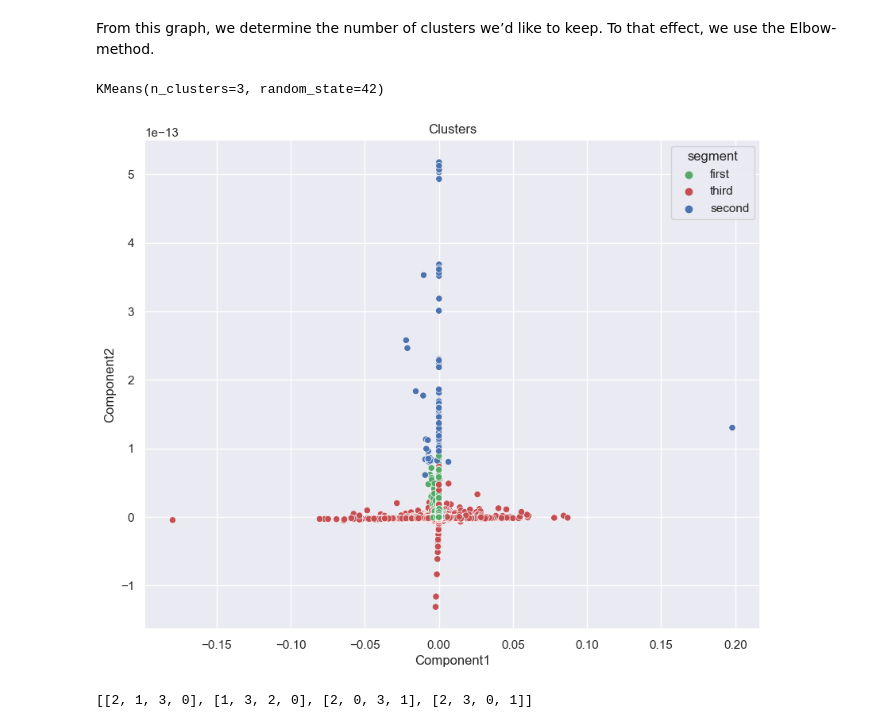
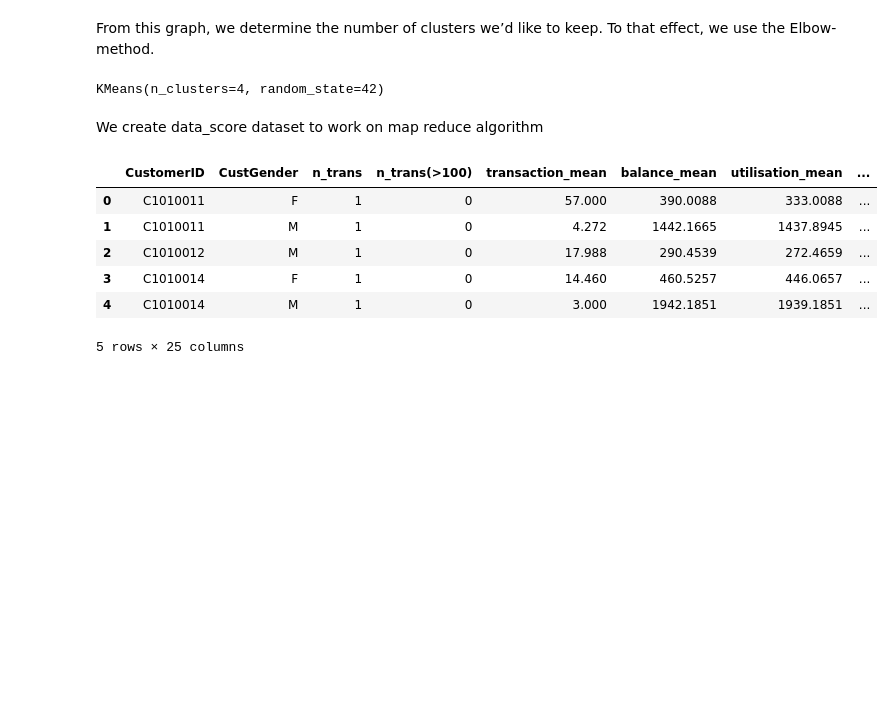
Before and after one commit to LucaFabri99/ADM-HW4, a Jupyter notebook: main.ipynb, the cells around one changed output. Saved outputs shown, nothing was run; the diff lists cells and outputs as text; code cells hidden in the pictures; blank space fills up the shorter version.

```diff
--- a/main.ipynb
+++ b/main.ipynb
@@ -574,7 +581,9 @@ plt.show()
 # %% [markdown]
 From this graph, we determine the number of clusters we’d like to keep. To that effect, we use the Elbow-method.
 # %%
-kmeans_pca=KMeans(n_clusters=3, init='k-means++', random_state=42)
+kmeans_pca=KMeans(n_clusters=4, init='k-means++', random_state=42)
 kmeans_pca.fit(scores_pca)
 # %% [output]
-KMeans(n_clusters=3, random_state=42)
+KMeans(n_clusters=4, random_state=42)
+# %% [markdown]
+ We create data_score dataset to work on map reduce algorithm
@@ -581,2 +594,12 @@ KMeans(n_clusters=3, random_state=42)
+# %%
+data_pKMeans.head()
+# %% [output]
+|  | CustomerID | CustGender | n_trans | n_trans(>100) | transaction_mean | balance_mean | utilisation_mean | ... |
+| 0 | C1010011 | F | 1 | 0 | 57.000 | 390.0088 | 333.0088 | ... |
+| 1 | C1010011 | M | 1 | 0 | 4.272 | 1442.1665 | 1437.8945 | ... |
+| 2 | C1010012 | M | 1 | 0 | 17.988 | 290.4539 | 272.4659 | ... |
+| 3 | C1010014 | F | 1 | 0 | 14.460 | 460.5257 | 446.0657 | ... |
+| 4 | C1010014 | M | 1 | 0 | 3.000 | 1942.1851 | 1939.1851 | ... |
+5 rows × 25 columns
 # %%
 data_pKMeans=pd.concat([d_features.reset_index(drop=True), pd.DataFrame(scores_pca)], axis=1)
@@ -584,23 +607 @@ data_pKMeans.columns.values[-3:]=['Component1','Component2', 'Component3']
 data_pKMeans['n_cluster']=kmeans_pca.labels_
-# %%
-data_pKMeans['segment']=data_pKMeans['n_cluster'].map({0:'first',1:'second',2:'third'})
-x_axis=data_pKMeans['Component1']
-y_axis=data_pKMeans['Component2']
-plt.figure(figsize=(10,8))
-sns.scatterplot(x_axis,y_axis, hue=data_pKMeans['segment'],palette=['g','r','b'])
-plt.title('Clusters')
-plt.show()
-# %% [output]
-[figure, removed]
-# %%
-i=0
-h=[]
-while i<4:
-    s=list(np.random.permutation(4))
-    if s not in h:
-        h.append(s)
-        i+=1
-
-print(h)
-# %% [output]
-[[2, 1, 3, 0], [1, 3, 2, 0], [2, 0, 3, 1], [2, 3, 0, 1]]
```
Also changed, not shown: parts of 50 cells of this notebook.
